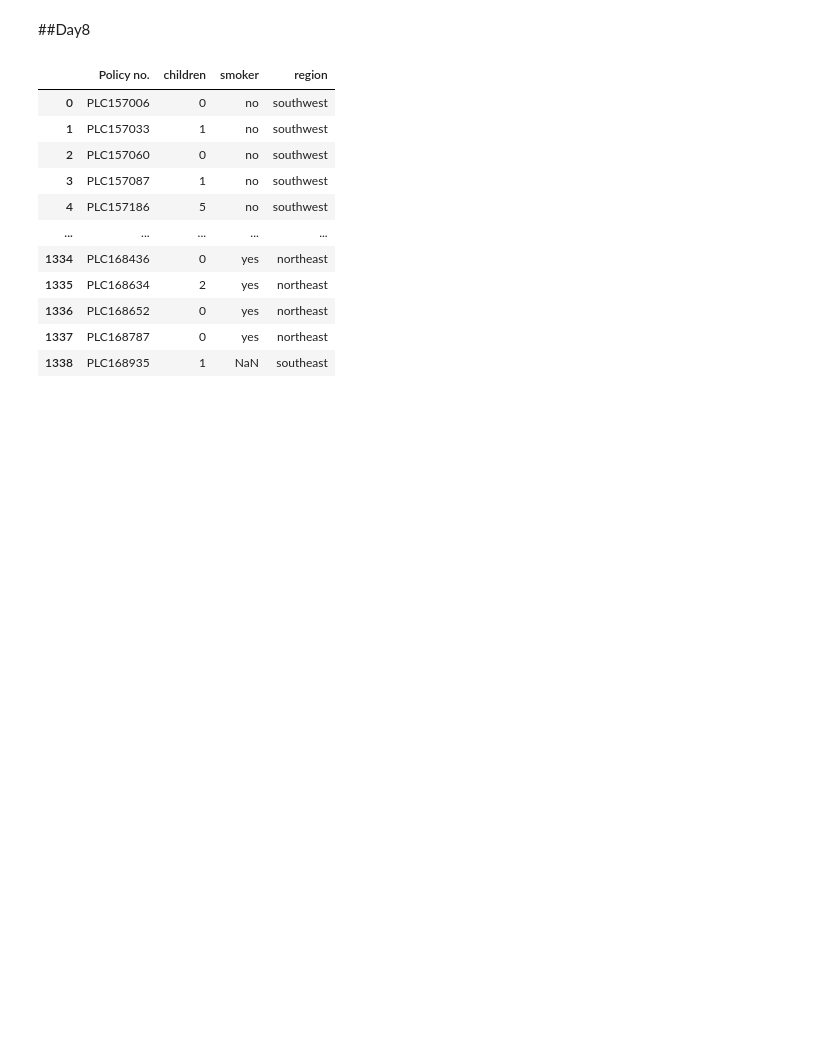
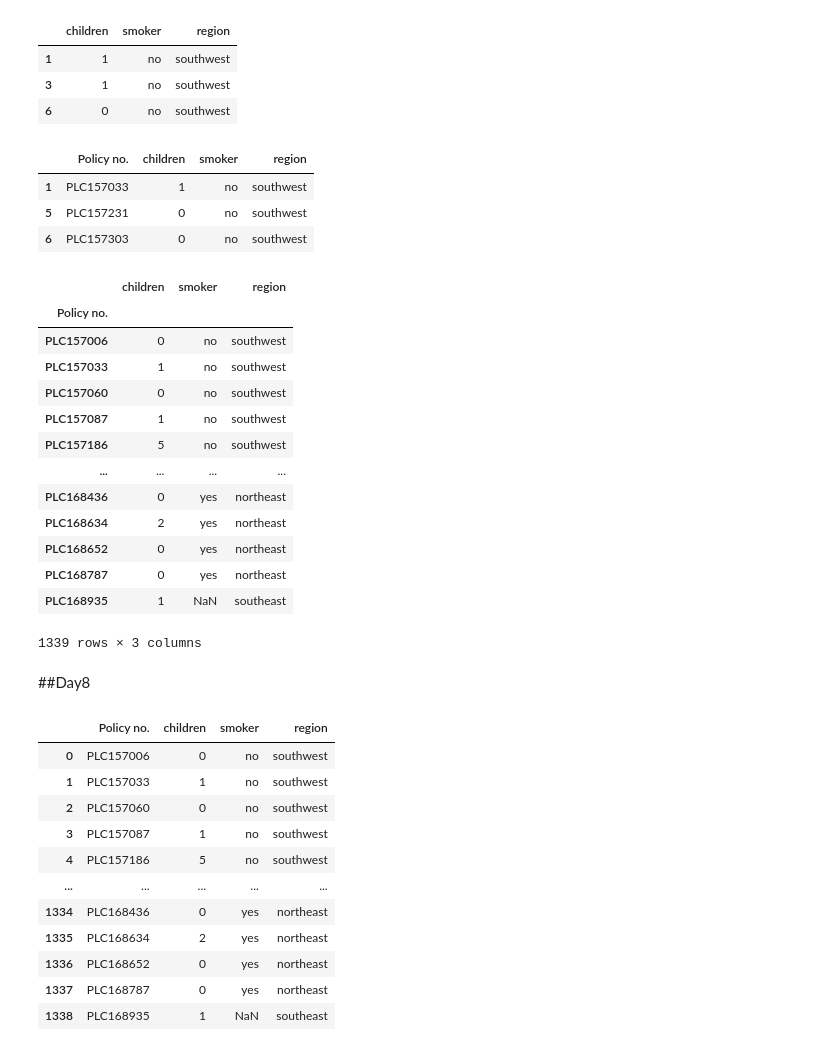
Before and after one commit to ShravanJadhav/DataScience_Practice, a Jupyter notebook: DataScience_Python.ipynb, the cells around one changed output. Saved outputs shown, nothing was run; the diff lists cells and outputs as text; code cells hidden in the pictures; blank space fills up the shorter version.

```diff
--- a/DataScience_Python.ipynb
+++ b/DataScience_Python.ipynb
@@ -0,0 +5,3 @@
+# %%
+df = pd.read_excel('/dataset 2.xlsx')
+df
@@ -0,0 +22,31 @@
+# %%
+df.iloc[[1,3,6], 1:4]
+# %% [output]
+|  | children | smoker | region |
+| 1 | 1 | no | southwest |
+| 3 | 1 | no | southwest |
+| 6 | 0 | no | southwest |
+# %%
+df.iloc[[1,5,6]]
+# %% [output]
+|  | Policy no. | children | smoker | region |
+| 1 | PLC157033 | 1 | no | southwest |
+| 5 | PLC157231 | 0 | no | southwest |
+| 6 | PLC157303 | 0 | no | southwest |
+# %%
+df.set_index('Policy no.')
+# %% [output]
+|  | children | smoker | region |
+| Policy no. |  |  |  |
+| PLC157006 | 0 | no | southwest |
+| PLC157033 | 1 | no | southwest |
+| PLC157060 | 0 | no | southwest |
+| PLC157087 | 1 | no | southwest |
+| PLC157186 | 5 | no | southwest |
+| ... | ... | ... | ... |
+| PLC168436 | 0 | yes | northeast |
+| PLC168634 | 2 | yes | northeast |
+| PLC168652 | 0 | yes | northeast |
+| PLC168787 | 0 | yes | northeast |
+| PLC168935 | 1 | NaN | southeast |
+1339 rows × 3 columns
```
Also changed, not shown: parts of 4 cells of this notebook.
